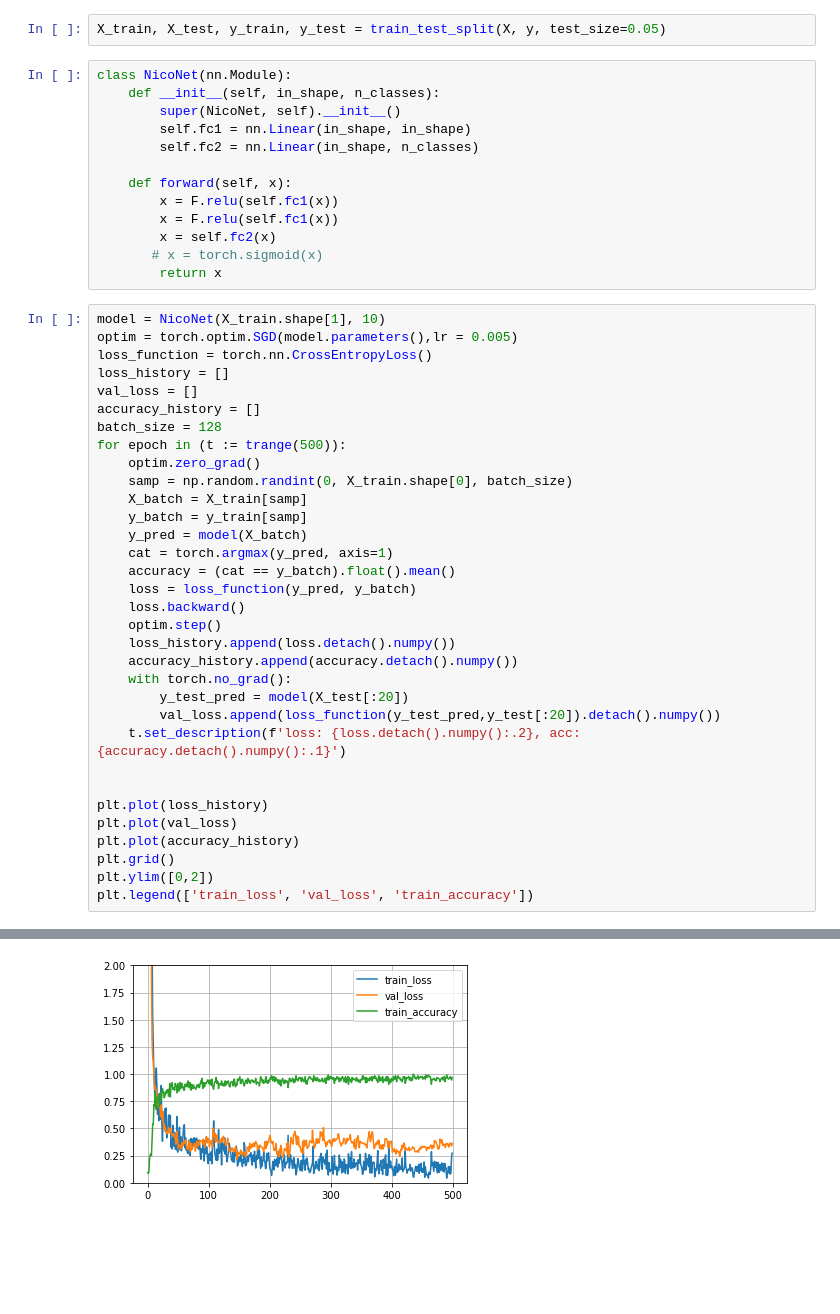
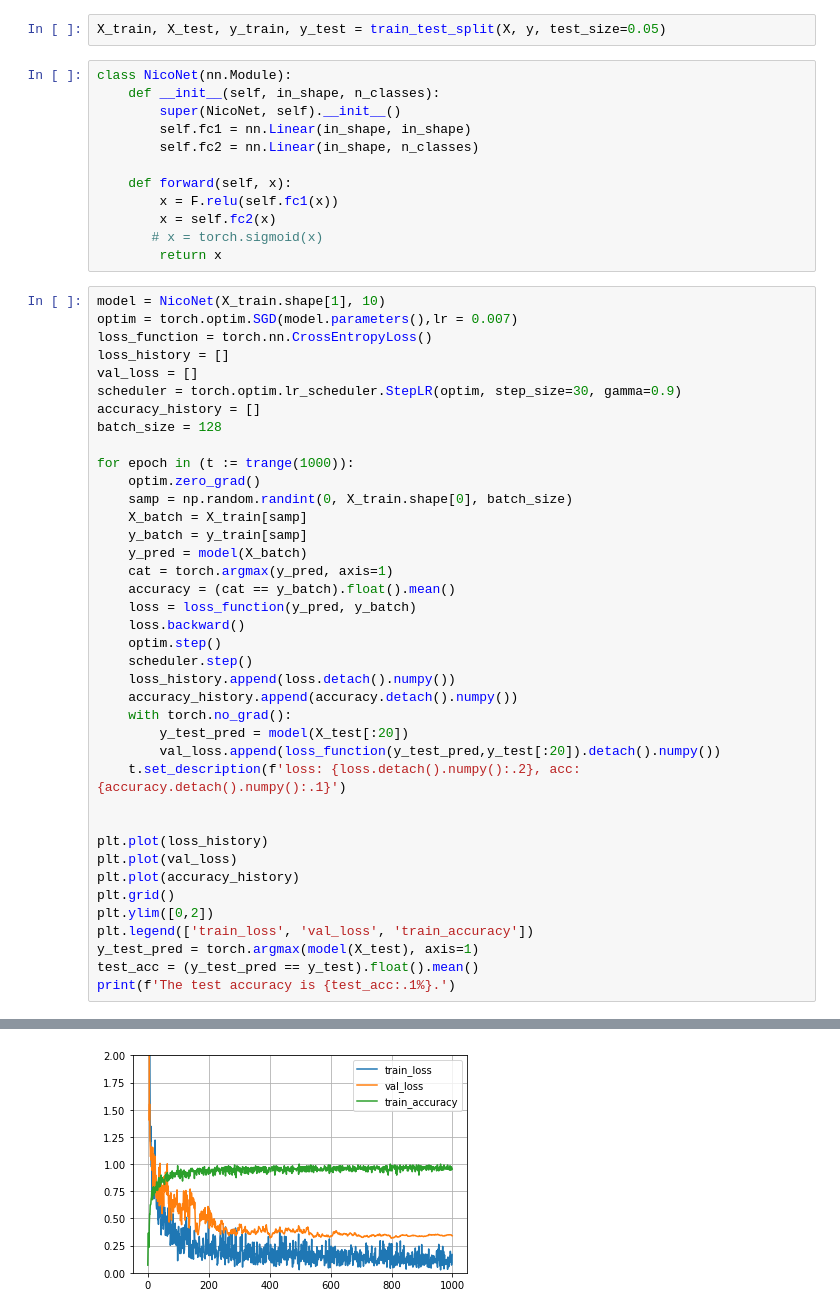
Before and after one commit to nicollegah/mnist, a Jupyter notebook: MNIST.ipynb, the cells around one changed output, grey strips where cells are left out. Saved outputs shown, nothing was run; the diff lists cells and outputs as text; blank space fills up the shorter version.

```diff
--- a/MNIST.ipynb
+++ b/MNIST.ipynb
@@ -23,19 +25,20 @@ class NicoNet(nn.Module):
 
     def forward(self, x):
         x = F.relu(self.fc1(x))
-        x = F.relu(self.fc1(x))
         x = self.fc2(x)
        # x = torch.sigmoid(x)
         return x
 # %%
 model = NicoNet(X_train.shape[1], 10)
-optim = torch.optim.SGD(model.parameters(),lr = 0.005)
+optim = torch.optim.SGD(model.parameters(),lr = 0.007)
 loss_function = torch.nn.CrossEntropyLoss()
 loss_history = []
 val_loss = []
+scheduler = torch.optim.lr_scheduler.StepLR(optim, step_size=30, gamma=0.9)
 accuracy_history = []
 batch_size = 128
-for epoch in (t := trange(500)):
+
+for epoch in (t := trange(1000)):
     optim.zero_grad()
     samp = np.random.randint(0, X_train.shape[0], batch_size)
     X_batch = X_train[samp]
@@ -46,6 +49,7 @@ for epoch in (t := trange(500)):
     loss = loss_function(y_pred, y_batch)
     loss.backward()
     optim.step()
+    scheduler.step()
     loss_history.append(loss.detach().numpy())
     accuracy_history.append(accuracy.detach().numpy())
     with torch.no_grad():
@@ -60,4 +64,7 @@ plt.plot(accuracy_history)
 plt.grid()
 plt.ylim([0,2])
 plt.legend(['train_loss', 'val_loss', 'train_accuracy'])
+y_test_pred = torch.argmax(model(X_test), axis=1)
+test_acc = (y_test_pred == y_test).float().mean()
+print(f'The test accuracy is {test_acc:.1%}.')
 # %% [output]
@@ -65 +72 @@ plt.legend(['train_loss', 'val_loss', 'train_accuracy'])
-[figure, old version]
+[figure, new version]
```
Also changed, not shown: parts of 5 cells of this notebook.
